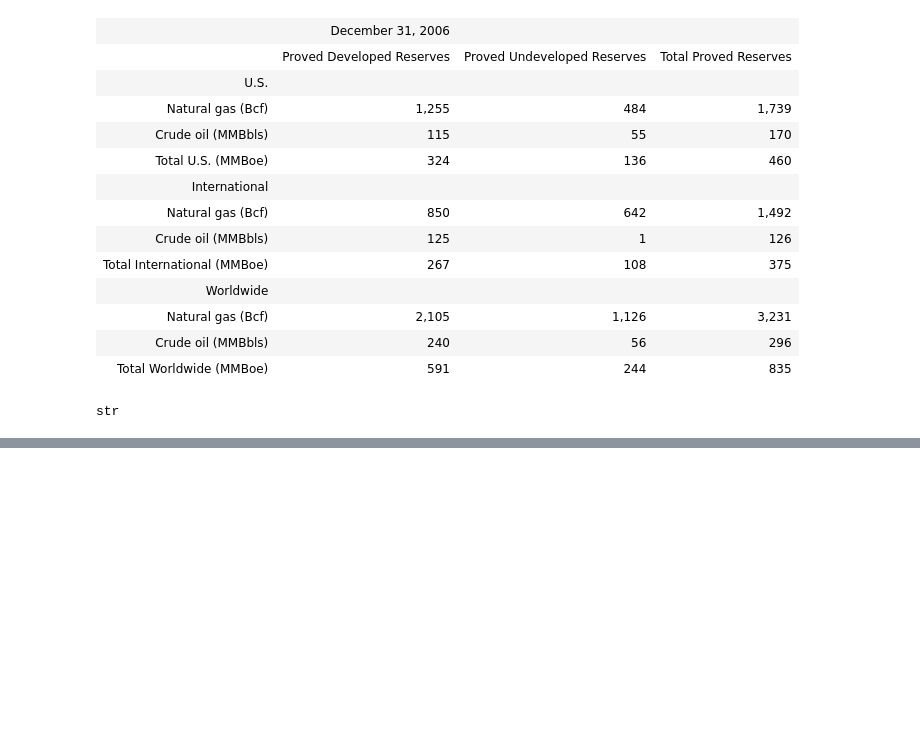
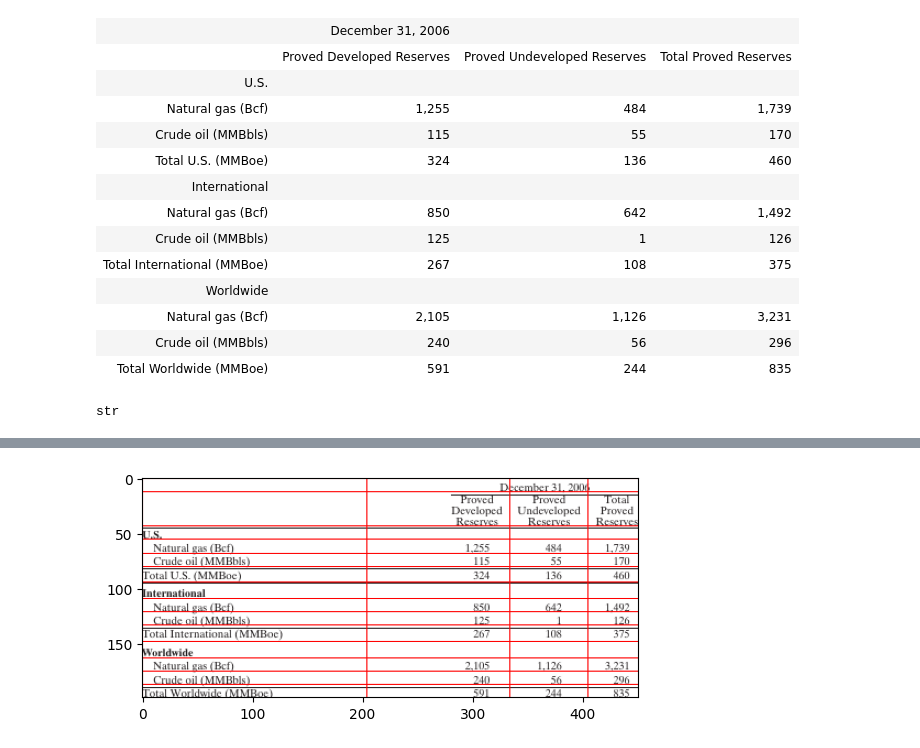
Before and after one commit to anhmup/fintabnet_thongke, a Jupyter notebook: gen_html.ipynb, the cells around one changed output, grey strips where cells are left out. Saved outputs shown, nothing was run; the diff lists cells and outputs as text; code cells hidden in the pictures; blank space fills up the shorter version.

Commit message:
update gen html

```diff
--- a/gen_html.ipynb
+++ b/gen_html.ipynb
@@ -1237,3 +1237,82 @@ display(HTML(html_table))
 type(html_table)
 # %% [output]
 str
+# %%
+html_folder = "C:/Users/PC/Desktop/git/fintabnet_thongke/html_sample_folder/"
+# %%
+i = 20000
+print(f'idx : {i}')
+data_detection = json.loads(structure_lines[i])
+table_dict = table_dict_final(i)
+file_name= data_detection['filename']
+print(file_name)
+file_name_str = str(file_name[:-4]).replace('/','_')
+table_id = data_detection['table_id']
+file_name_str = file_name_str + '_' + str(table_id)
+pdf_filepath = data_fintabnet_path + "pdf/" + file_name
+pdf_page = PdfFileReader(pdf_filepath).getPage(0)
+pdf_shape = pdf_page.mediaBox
+pdf_height = pdf_shape[3]-pdf_shape[1]
+pdf_width = pdf_shape[2]-pdf_shape[0]
+converted_images = convert_from_path(pdf_filepath, size=(pdf_width, pdf_height))
+img = converted_images[0]
+# print(pdf_height, pdf_width)
+table_box = data_detection['bbox']
+# print(f'1st : {table_box}')
+# print(f'pdf_height {pdf_height}')
+tl_x =              (table_box[0])
+tl_y = float(pdf_height) - (table_box[3])
+br_x =              (table_box[2])
+br_y = float(pdf_height) - (table_box[1])
+# print(tl_x, tl_y, br_x, br_y)
+img_array = np.array(img)
+page_image = Image.fromarray(img_array)
+image_table_crop = page_image.crop((int(tl_x), int(tl_y), int(br_x), int(br_y)))
+# plt.imshow(image_table_crop)
+# plt.show()
+num_rows = max([max(cell['row_nums']) for cell in table_dict['cells']]) + 1
+num_columns = max([max(cell['column_nums']) for cell in table_dict['cells']]) + 1
+row_dict, col_dict = get_row_col_cell(num_rows, num_columns, table_dict)
+row_final = get_row_bbox_final(row_dict, image_table_crop)
+col_final = get_col_bbox_final(col_dict, image_table_crop)
+
+
+row_mid_line = get_row_bbox_midpoint(row_final , image_table_crop)
+col_mid_line = get_col_bbox_midpoint(col_final , image_table_crop)
+row_point_list = get_row_mid_pont(row_mid_line , image_table_crop)
+col_point_list = get_col_mid_point(col_mid_line , image_table_crop)
+bbox_cell_ori = get_bbox_cell(row_point_list,col_point_list)
+
+
+final_matrix_row = get_matrix_row(table_dict, num_rows, num_columns)
+final_matrix_col = get_matrix_col(table_dict, num_rows, num_columns)
+
+img_test = Image.fromarray(np.array(image_table_crop))
+draw = ImageDraw.Draw(img_test)
+
+########## save data html ################
+html_file_name = html_folder + file_name_str + '.html'
+with open(html_file_name, 'w') as f:
+    table_dict_html = gen_table_dict_for_html(table_dict['cells'])
+    html_table = generate_html_table(table_dict_html)
+    f.write(html_table)
+    f.close()
+
+###################################
+
+
+if (num_columns*num_rows) == len(bbox_cell_ori):
+    print('TRUE')
+else :
+    print('FALSE')
+
+for bbox_data in bbox_cell_ori:
+    row_idx , col_idx , x1, y1, x2, y2 = bbox_data
+    bbox = [x1 , y1 , x2, y2]
+    draw.rectangle(bbox, outline="red", width=1)
+plt.imshow(img_test)
+print('/////////////// ROW //////////////')
+print(final_matrix_row)
+print('/////////////// COL //////////////')
+print(final_matrix_col)
+# %% [output]
@@ -1239,0 +1336 @@ str
+[figure, added]
```
Also changed, not shown: parts of 2 cells of this notebook.
